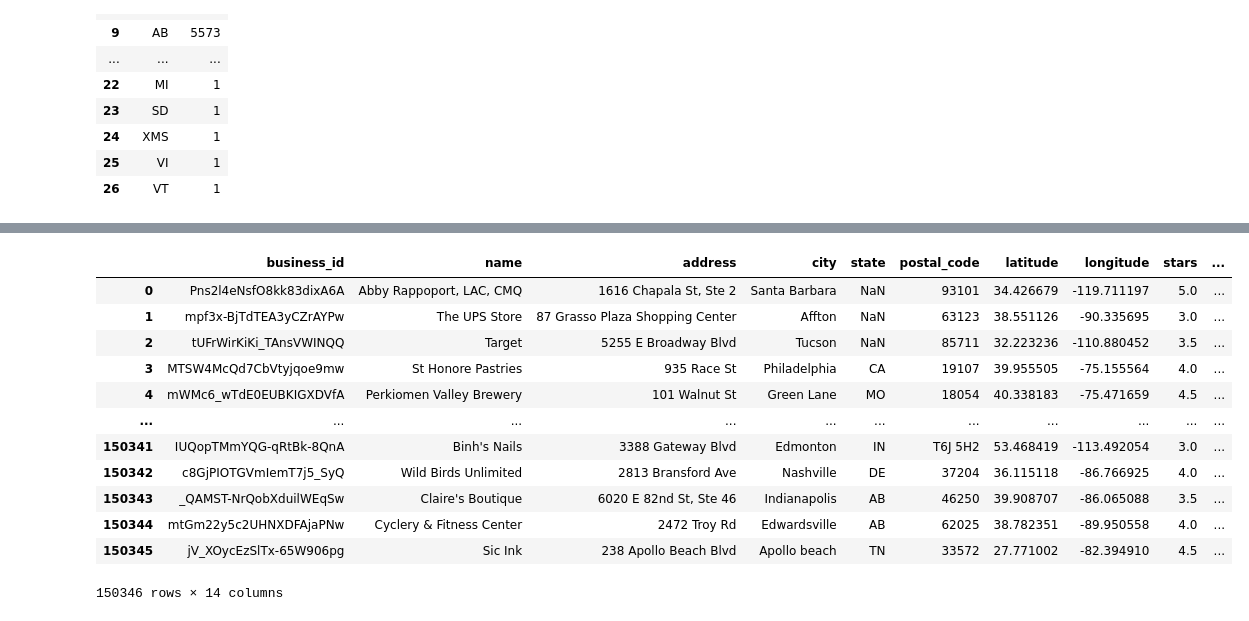
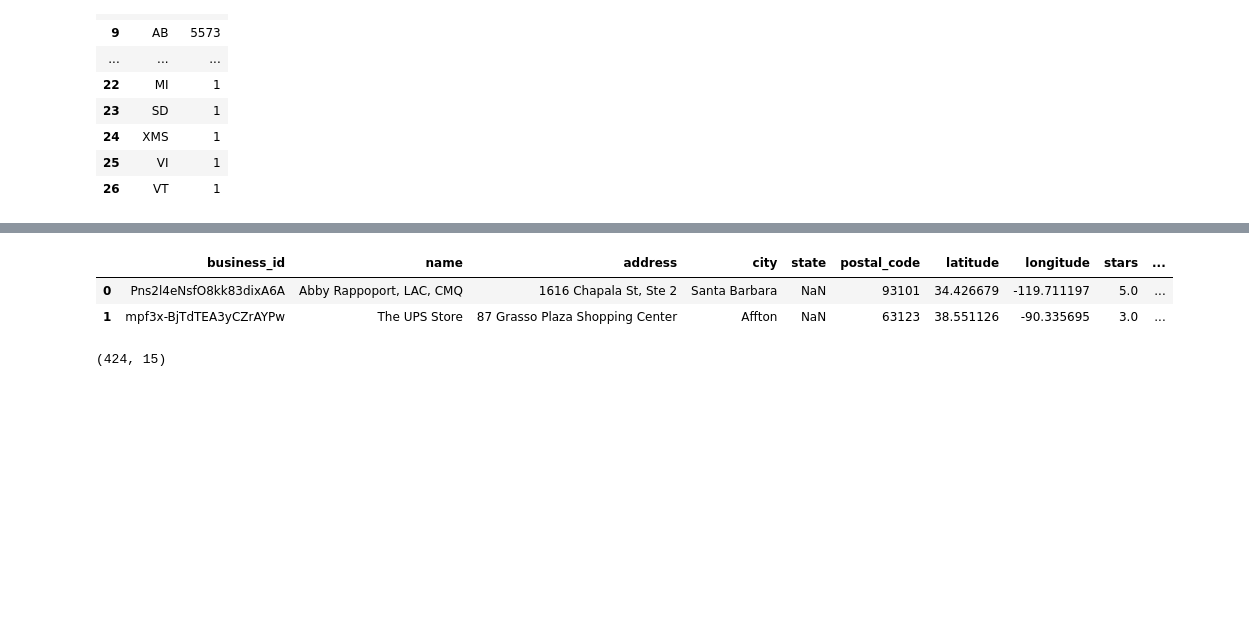
Before and after one commit to LauchaLogico/Proyecto_Final, a Jupyter notebook: eda_users.ipynb, the cells around one changed output, grey strips where cells are left out. Drawn from its saved outputs; the diff is of its cells as text; code cells hidden in the pictures; blank space fills up the shorter version.

```diff
--- a/eda_users.ipynb
+++ b/eda_users.ipynb
@@ -595,16 +614,6 @@ df_business1[df_business1['state'] == 'TX']
 # %%
-df_business1
+df_business1.head(2)
 # %% [output]
 |  | business_id | name | address | city | state | postal_code | latitude | longitude | stars | ... |
 | 0 | Pns2l4eNsfO8kk83dixA6A | Abby Rappoport, LAC, CMQ | 1616 Chapala St, Ste 2 | Santa Barbara | NaN | 93101 | 34.426679 | -119.711197 | 5.0 | ... |
 | 1 | mpf3x-BjTdTEA3yCZrAYPw | The UPS Store | 87 Grasso Plaza Shopping Center | Affton | NaN | 63123 | 38.551126 | -90.335695 | 3.0 | ... |
-| 2 | tUFrWirKiKi_TAnsVWINQQ | Target | 5255 E Broadway Blvd | Tucson | NaN | 85711 | 32.223236 | -110.880452 | 3.5 | ... |
-| 3 | MTSW4McQd7CbVtyjqoe9mw | St Honore Pastries | 935 Race St | Philadelphia | CA | 19107 | 39.955505 | -75.155564 | 4.0 | ... |
-| 4 | mWMc6_wTdE0EUBKIGXDVfA | Perkiomen Valley Brewery | 101 Walnut St | Green Lane | MO | 18054 | 40.338183 | -75.471659 | 4.5 | ... |
-| ... | ... | ... | ... | ... | ... | ... | ... | ... | ... | ... |
-| 150341 | IUQopTMmYQG-qRtBk-8QnA | Binh's Nails | 3388 Gateway Blvd | Edmonton | IN | T6J 5H2 | 53.468419 | -113.492054 | 3.0 | ... |
-| 150342 | c8GjPIOTGVmIemT7j5_SyQ | Wild Birds Unlimited | 2813 Bransford Ave | Nashville | DE | 37204 | 36.115118 | -86.766925 | 4.0 | ... |
-| 150343 | _QAMST-NrQobXduilWEqSw | Claire's Boutique | 6020 E 82nd St, Ste 46 | Indianapolis | AB | 46250 | 39.908707 | -86.065088 | 3.5 | ... |
-| 150344 | mtGm22y5c2UHNXDFAjaPNw | Cyclery & Fitness Center | 2472 Troy Rd | Edwardsville | AB | 62025 | 38.782351 | -89.950558 | 4.0 | ... |
-| 150345 | jV_XOycEzSlTx-65W906pg | Sic Ink | 238 Apollo Beach Blvd | Apollo beach | TN | 33572 | 27.771002 | -82.394910 | 4.5 | ... |
-150346 rows × 14 columns
@@ -610,0 +622,4 @@ df_business1
+# %%
+df_filtrado.shape
+# %% [output]
+(424, 15)
```
Also changed, not shown: parts of 17 cells of this notebook, 5 other files.
